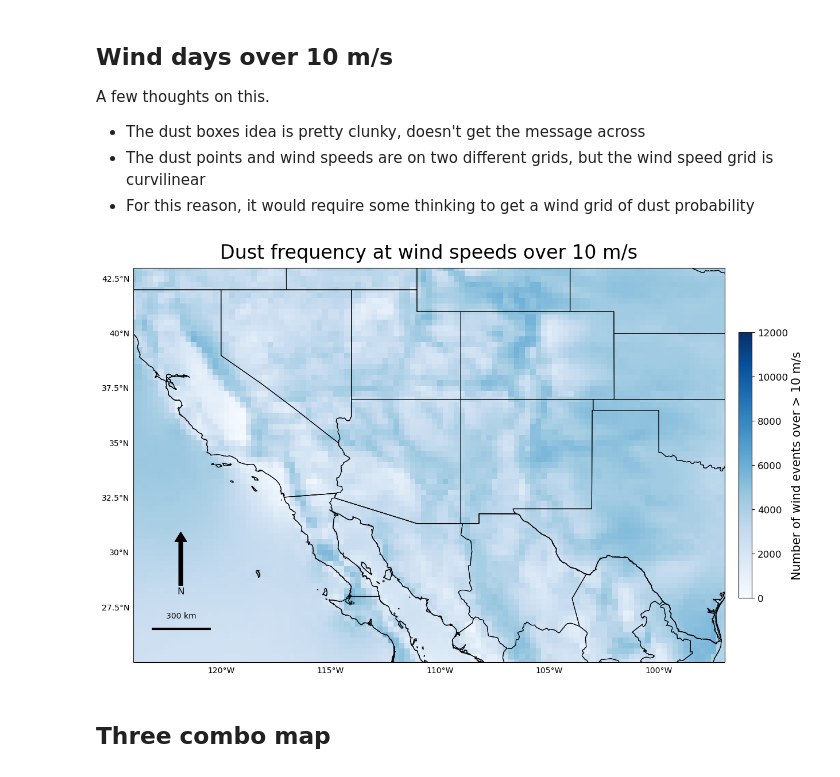
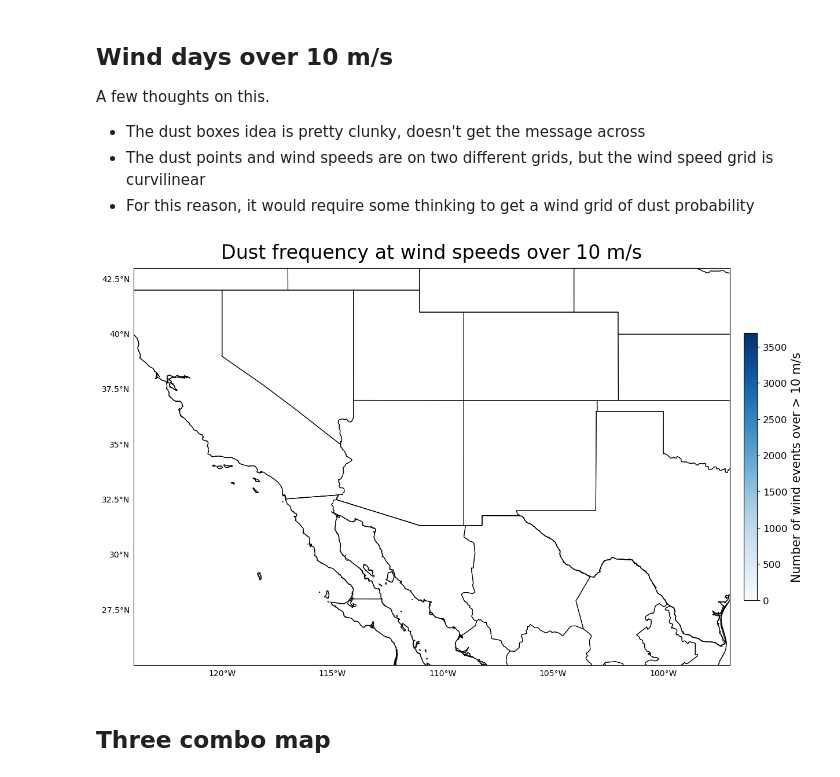
Before and after one commit to jesseturner/WLDAS_Analysis, a Jupyter notebook: ANALYSIS_map_figures.ipynb, the cells around one changed output. Drawn from its saved outputs; the diff is of its cells as text; code cells hidden in the pictures.

Commit message:
Reinstating NARR, lingering issue with dataset creation

```diff
--- a/ANALYSIS_map_figures.ipynb
+++ b/ANALYSIS_map_figures.ipynb
@@ -15,7 +15,7 @@ from pyproj import CRS, Transformer
 import os
 import rasterio
 # %%
-dust_points_vars = pd.read_csv("DATA/processed/3_dust_points_vars_2026-06-08.csv")
+dust_points_vars = pd.read_csv("DATA/processed/3_dust_points_vars_2026-06-15.csv")
 location_name = "American Southwest"
 # %%
 def add_squares_to_plot(ax, color="white", linewidth=3):
@@ -436,7 +436,7 @@ A few thoughts on this.
 * The dust points and wind speeds are on two different grids, but the wind speed grid is curvilinear
 * For this reason, it would require some thinking to get a wind grid of dust probability
 # %%
-wind_ds = xr.open_dataset("DATA/processed/2_wind_grid_era5_gust_2026-06-09.nc")
+wind_ds = xr.open_dataset("DATA/processed/2_wind_grid_narr_2026-06-15.nc")
 
 
 winds_over_10 = (wind_ds['wind_speed'] > 10).sum(dim='time')
@@ -467,9 +467,7 @@ cf_winds = ax.pcolormesh(
     winds_over_10['latitude'],
     winds_over_10,
     transform=ccrs.PlateCarree(),
-    cmap='Blues',
-    vmin=0,
-    vmax=12000)
+    cmap='Blues')
 
 ratio = counts / winds_over_10
 ratio = np.ma.masked_where(counts == 0, ratio)
@@ -481,36 +479,36 @@ ratio = np.ma.masked_where(counts == 0, ratio)
 #     transform=ccrs.PlateCarree(),
 #     cmap='copper_r',
 #     vmax=3)
 
 # cbar_dust = plt.colorbar(cf_dust, ax=ax, orientation='vertical', pad=0.0, shrink=0.5)
 # cbar_dust.set_label('Dust events per wind event over > 10 m/s', fontsize=15)
 # cbar_dust.ax.tick_params(labelsize=12)
 
 cbar_winds = plt.colorbar(cf_winds, ax=ax, orientation='vertical', pad=0.02, shrink=0.5)
 cbar_winds.set_label('Number of wind events over > 10 m/s', fontsize=15)
 cbar_winds.ax.tick_params(labelsize=12)
 
 ax.set_title("Dust frequency at wind speeds over 10 m/s", fontsize=24, pad=12)
 
-add_north_arrow(ax, location=(0.08, 0.33))
-add_scale_bar(ax, location=(0.035, 0.09))
+# add_north_arrow(ax, location=(0.08, 0.33))
+# add_scale_bar(ax, location=(0.035, 0.09))
 
 all_states_provinces = cfeature.NaturalEarthFeature(category='cultural',
     name='admin_1_states_provinces', scale='10m', facecolor='none')
 ax.add_feature(all_states_provinces, linewidth=0.8)
 ax.add_feature(cfeature.COASTLINE, linewidth=0.8, zorder=4)
 ax.add_feature(cfeature.BORDERS, linewidth=0.8)
 min_lat, max_lat, min_lon, max_lon = common_functions._get_coords_for_region(location_name)
 ax.set_extent([min_lon, max_lon, min_lat, max_lat], crs=ccrs.PlateCarree())
 gl = ax.gridlines(draw_labels=True, linewidth=0, color='gray', alpha=0.7)
 gl.top_labels = False
 gl.right_labels = False
 
 plt.savefig(f"plots/1_wind_speed_map_dust_events.png",
             dpi=600, bbox_inches='tight')
 plt.show()
 # %% [output]
-[figure, old version]
+[figure, new version]
 # %% [markdown]
 ## Three combo map
 # %%
```
Also changed, not shown: 4 other files.
